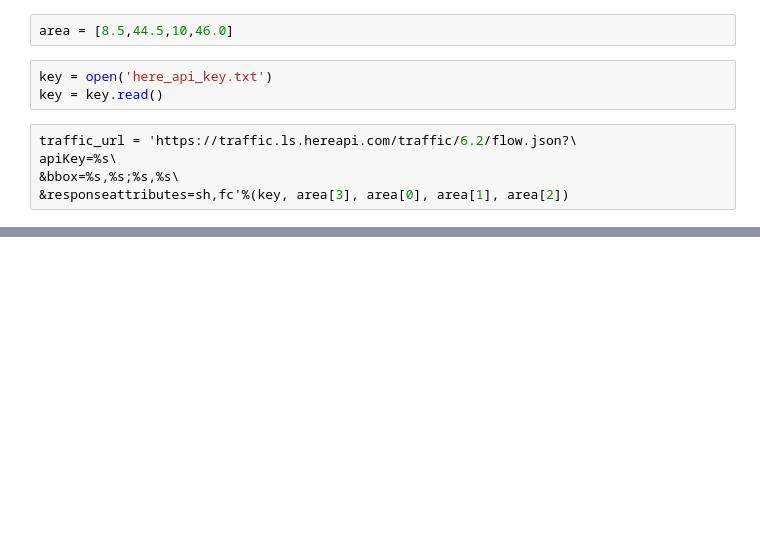
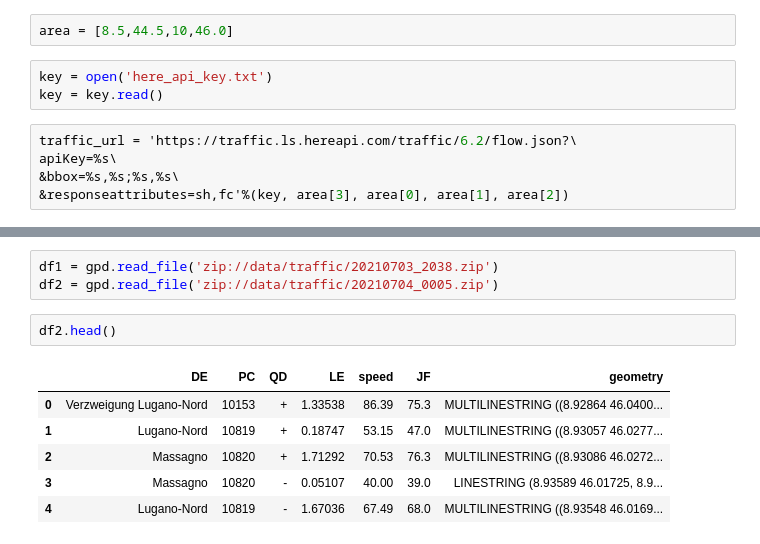
Before and after one commit to ECMWFCode4Earth/MaLePoM, a Jupyter notebook: here_traffic.ipynb, the cells around one changed output, grey strips where cells are left out. Cells and saved outputs as stored; diff of their text form; blank space fills up the shorter version.

```diff
--- a/here_traffic.ipynb
+++ b/here_traffic.ipynb
@@ -387,0 +196,12 @@ Text(0.5, 1.0, 'nox_gridded')
+# %%
+df1 = gpd.read_file('zip://data/traffic/20210703_2038.zip')
+df2 = gpd.read_file('zip://data/traffic/20210704_0005.zip')
+# %%
+df2.head()
+# %% [output]
+|  | DE | PC | QD | LE | speed | JF | geometry |
+| 0 | Verzweigung Lugano-Nord | 10153 | + | 1.33538 | 86.39 | 75.3 | MULTILINESTRING ((8.92864 46.0400... |
+| 1 | Lugano-Nord | 10819 | + | 0.18747 | 53.15 | 47.0 | MULTILINESTRING ((8.93057 46.0277... |
+| 2 | Massagno | 10820 | + | 1.71292 | 70.53 | 76.3 | MULTILINESTRING ((8.93086 46.0272... |
+| 3 | Massagno | 10820 | - | 0.05107 | 40.00 | 39.0 | LINESTRING (8.93589 46.01725, 8.9... |
+| 4 | Lugano-Nord | 10819 | - | 1.67036 | 67.49 | 68.0 | MULTILINESTRING ((8.93548 46.0169... |
```
Also changed, not shown: parts of 30 cells of this notebook.
